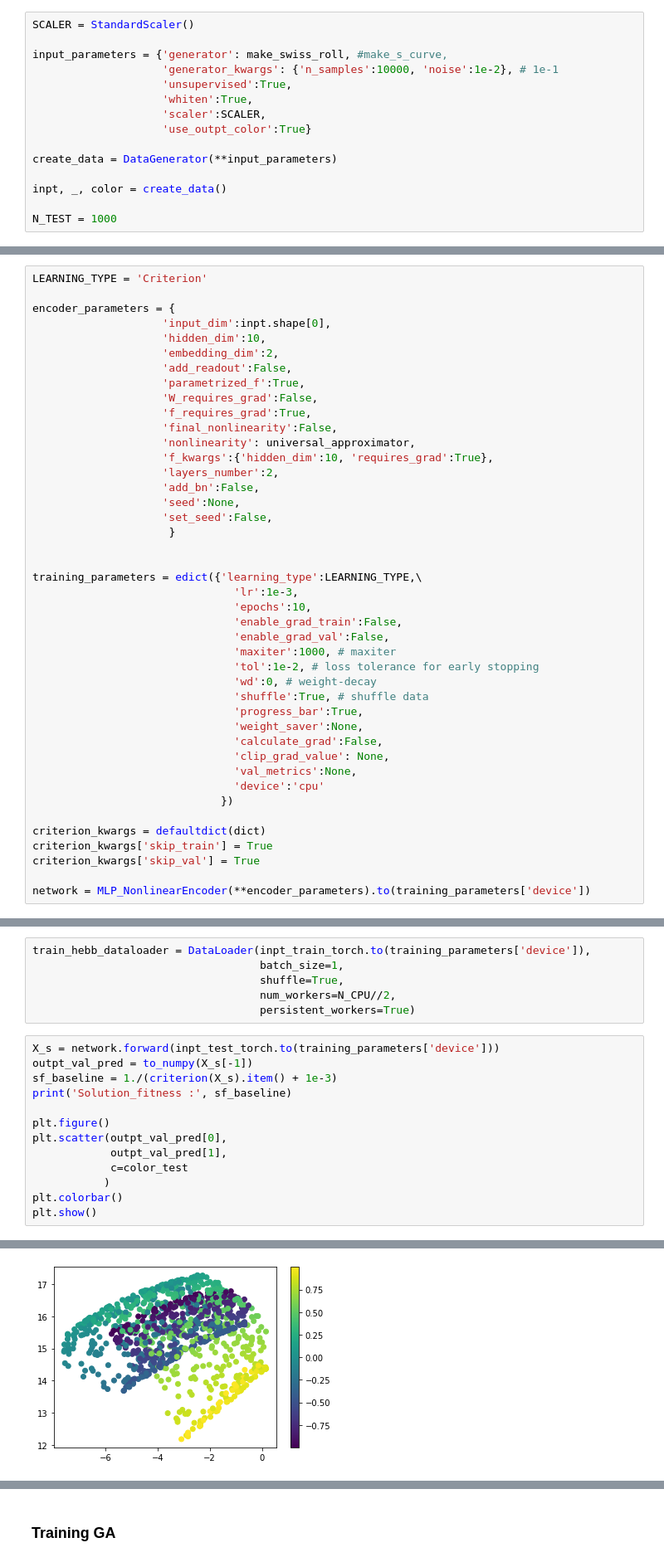
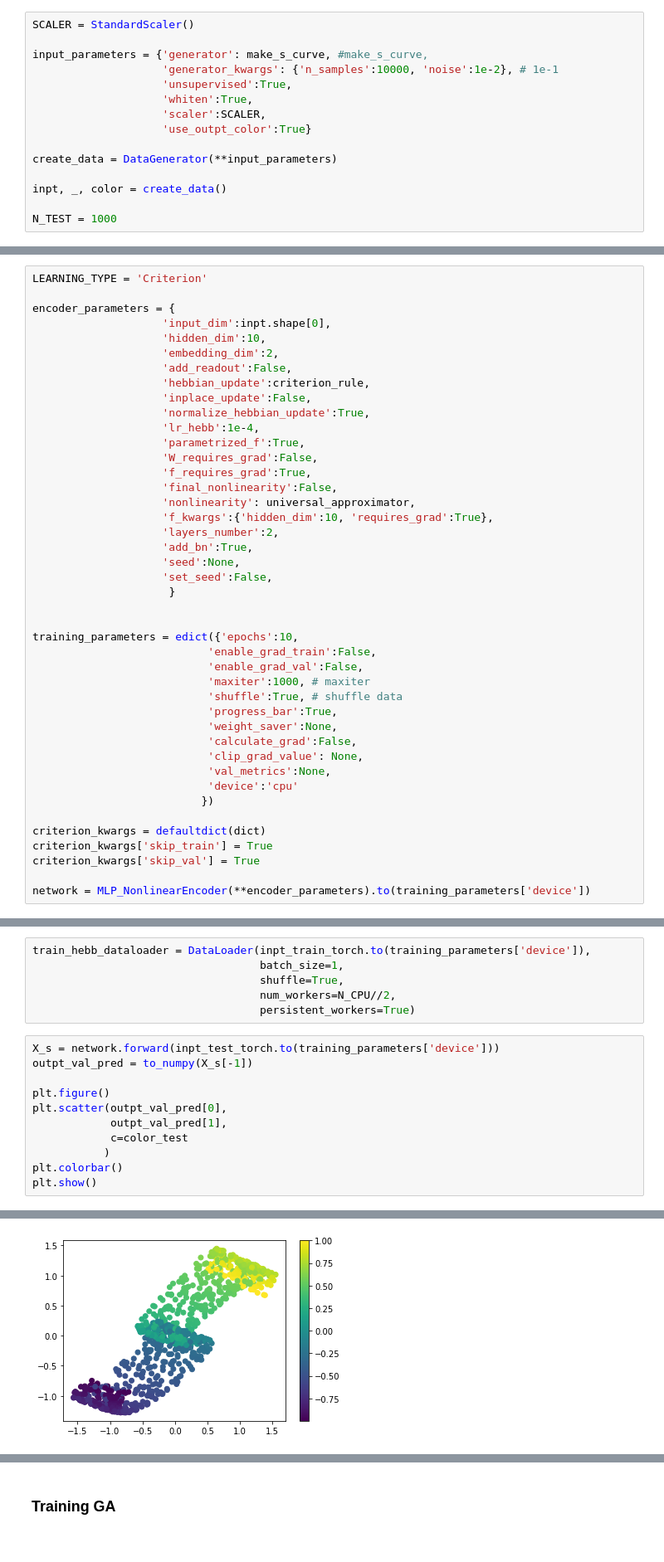
Before and after one commit to blufzzz/NonlinearHebbianPlasticity, a Jupyter notebook: mlp_meta_ga.ipynb, the cells around one changed output, grey strips where cells are left out. Shown at 83% size. Drawn from its saved outputs; the diff is of its cells as text.

Commit message:
Added adj hebb-grad plast

```diff
--- a/mlp_meta_ga.ipynb
+++ b/mlp_meta_ga.ipynb
@@ -80,7 +62,7 @@ SEED = 42
 # %%
 SCALER = StandardScaler()
 
-input_parameters = {'generator': make_swiss_roll, #make_s_curve,
+input_parameters = {'generator': make_s_curve, #make_s_curve,
                     'generator_kwargs': {'n_samples':10000, 'noise':1e-2}, # 1e-1
                     'unsupervised':True,
                     'whiten':True,
@@ -187,6 +131,10 @@ encoder_parameters = {
                     'hidden_dim':10,
                     'embedding_dim':2,
                     'add_readout':False,
+                    'hebbian_update':criterion_rule,
+                    'inplace_update':False,
+                    'normalize_hebbian_update':True,
+                    'lr_hebb':1e-4,
                     'parametrized_f':True,
                     'W_requires_grad':False,
                     'f_requires_grad':True,
@@ -194,28 +142,24 @@ encoder_parameters = {
                     'nonlinearity': universal_approximator,
                     'f_kwargs':{'hidden_dim':10, 'requires_grad':True},
                     'layers_number':2,
-                    'add_bn':False,
+                    'add_bn':True,
                     'seed':None,
                     'set_seed':False,
                      }
 
 
-training_parameters = edict({'learning_type':LEARNING_TYPE,\
-                               'lr':1e-3,
-                               'epochs':10,
-                               'enable_grad_train':False,
-                               'enable_grad_val':False,
-                               'maxiter':1000, # maxiter
-                               'tol':1e-2, # loss tolerance for early stopping
-                               'wd':0, # weight-decay
-                               'shuffle':True, # shuffle data
-                               'progress_bar':True,
-                               'weight_saver':None,
-                               'calculate_grad':False,
-                               'clip_grad_value': None,
-                               'val_metrics':None,
-                               'device':'cpu'
-                             })
+training_parameters = edict({'epochs':10,
+                           'enable_grad_train':False,
+                           'enable_grad_val':False,
+                           'maxiter':1000, # maxiter
+                           'shuffle':True, # shuffle data
+                           'progress_bar':True,
+                           'weight_saver':None,
+                           'calculate_grad':False,
+                           'clip_grad_value': None,
+                           'val_metrics':None,
+                           'device':'cpu'
+                          })
 
 criterion_kwargs = defaultdict(dict)
 criterion_kwargs['skip_train'] = True
@@ -308,8 +242,6 @@ train_hebb_dataloader = DataLoader(inpt_train_torch.to(training_parameters['devi
 # %%
 X_s = network.forward(inpt_test_torch.to(training_parameters['device']))
 outpt_val_pred = to_numpy(X_s[-1])
-sf_baseline = 1./(criterion(X_s).item() + 1e-3)
-print('Solution_fitness :', sf_baseline)
 
 plt.figure()
 plt.scatter(outpt_val_pred[0],
@@ -323 +254 @@ Solution_fitness : 1.7410284922222723
-[figure, old version]
+[figure, new version]
```
Also changed, not shown: parts of 28 cells of this notebook, 9 other files.
